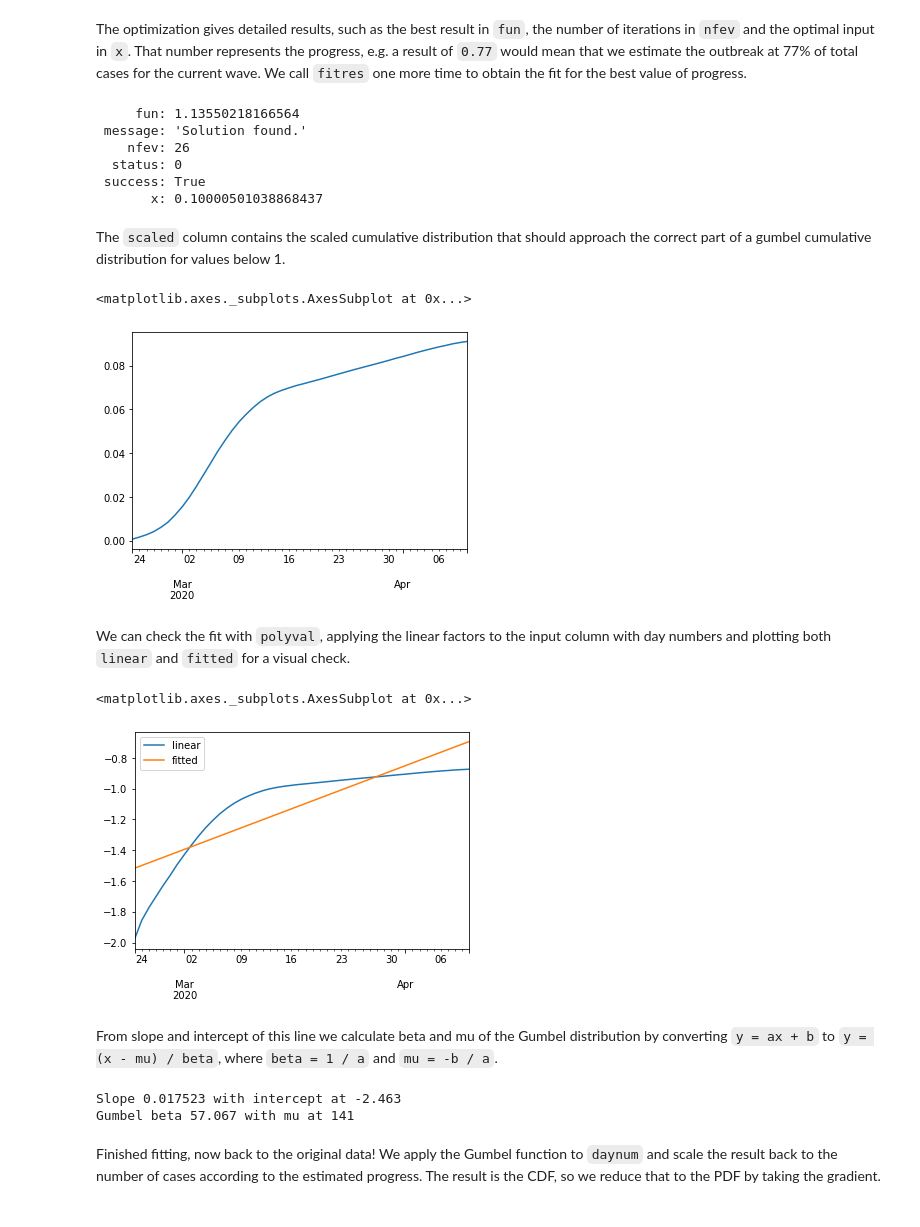
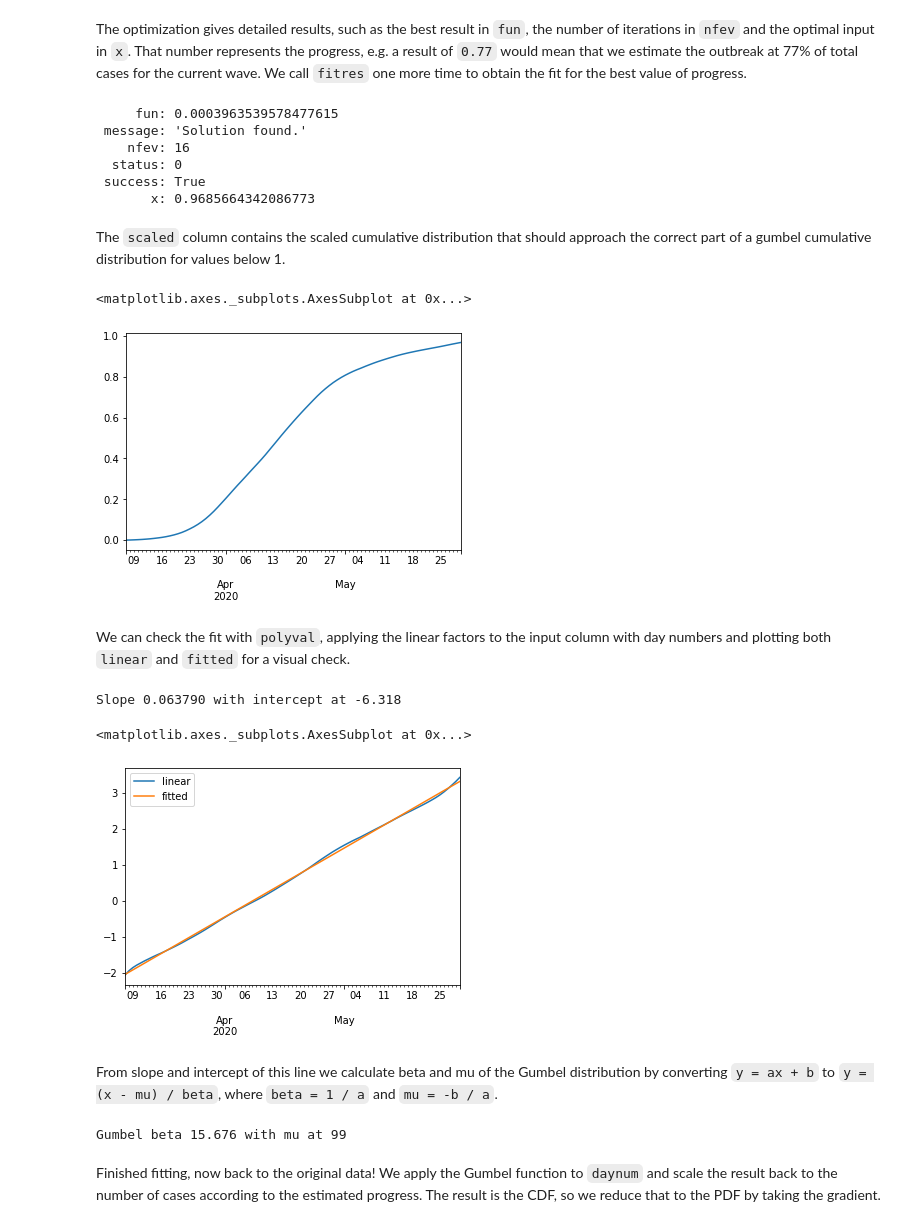
Before and after one commit to R3dje/COVID19, a Jupyter notebook: Gumbelpivot.ipynb, the cells around one changed output. Cells and saved outputs as stored; diff of their text form; code cells hidden in the pictures.

```diff
--- a/Gumbelpivot.ipynb
+++ b/Gumbelpivot.ipynb
@@ -110,7 +110,7 @@ Name: daynum, dtype: float64
 # %% [markdown]
 We create a simple dataframe to contain the source values for our fitting approach, selecting country and measure and columns to creat for smoothed and predicted measures.
 # %%
-country  = 'KR'
+country  = 'NL'
 measure  = 'cases'
 smeasure = 'scases'
 pmeasure = 'pcases'
@@ -202,42 +204,40 @@ The optimization gives detailed results, such as the best result in `fun`, the n
 # %%
 progress = optim.x
 print(optim)
-minfit = fitres(progress)
+minfit = fitres(optim.x)
 # %% [output]
-     fun: 1.13550218166564
+     fun: 0.0003963539578477615
  message: 'Solution found.'
-    nfev: 26
+    nfev: 16
   status: 0
  success: True
-       x: 0.10000501038868437
+       x: 0.9685664342086773
 # %% [markdown]
 The `scaled` column contains the scaled cumulative distribution that should approach the correct part of a gumbel cumulative distribution for values below 1.
 # %%
 df_pred['scaled'].plot()
 # %% [output]
 <matplotlib.axes._subplots.AxesSubplot at 0x...>
-[figure, old version]
+[figure, new version]
 # %% [markdown]
 We can check the fit with `polyval`, applying the linear factors to the input column with day numbers and plotting both `linear` and `fitted` for a visual check.
 # %%
+print('Slope {:1.6f} with intercept at {:1.3f}'.format(slope, intercept))
 df_pred['linear'] = gumbelinv(df_pred[df_pred['scaled'] < 1]['scaled'])
-df_pred['fitted'] = np.polyval(fit[0], df_pred['daynum'])
+df_pred['fitted'] = slope * df_pred['daynum'] + intercept
 df_pred[['linear', 'fitted']].plot()
 # %% [output]
-<matplotlib.axes._subplots.AxesSubplot at 0x...>
+Slope 0.063790 with intercept at -6.318
+<matplotlib.axes._subplots.AxesSubplot at 0x...>
-[figure, old version]
+[figure, new version]
 # %% [markdown]
 From slope and intercept of this line we calculate beta and mu of the Gumbel distribution by converting `y = ax + b` to `y = (x - mu) / beta`, where `beta = 1 / a` and `mu = -b / a`.
 # %%
-slope = fit[0][0]
-intercept = fit[0][1]
-print('Slope {:1.6f} with intercept at {:1.3f}'.format(slope, intercept))
 beta = 1 / slope
 mu = - intercept / slope
 print('Gumbel beta {:1.3f} with mu at {:1.0f}'.format(beta, mu))
 # %% [output]
-Slope 0.017523 with intercept at -2.463
-Gumbel beta 57.067 with mu at 141
+Gumbel beta 15.676 with mu at 99
 # %% [markdown]
 Finished fitting, now back to the original data! We apply the Gumbel function to `daynum` and scale the result back to the number of cases according to the estimated progress. The result is the CDF, so we reduce that to the PDF by taking the gradient.
 # %%
```
Also changed, not shown: parts of 23 cells of this notebook, 14 other files.
